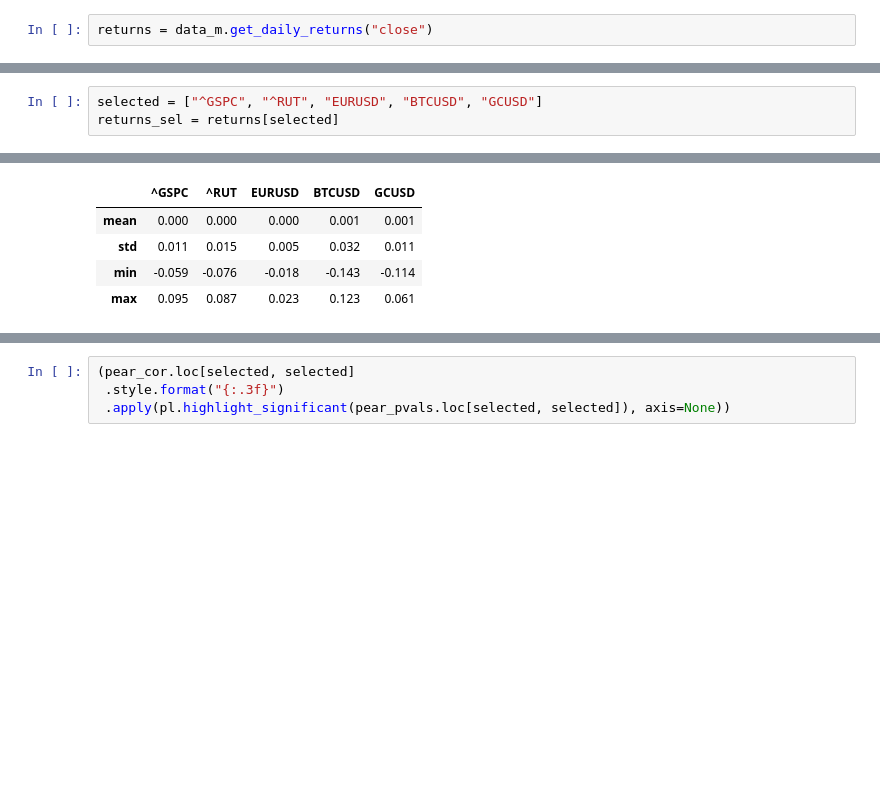
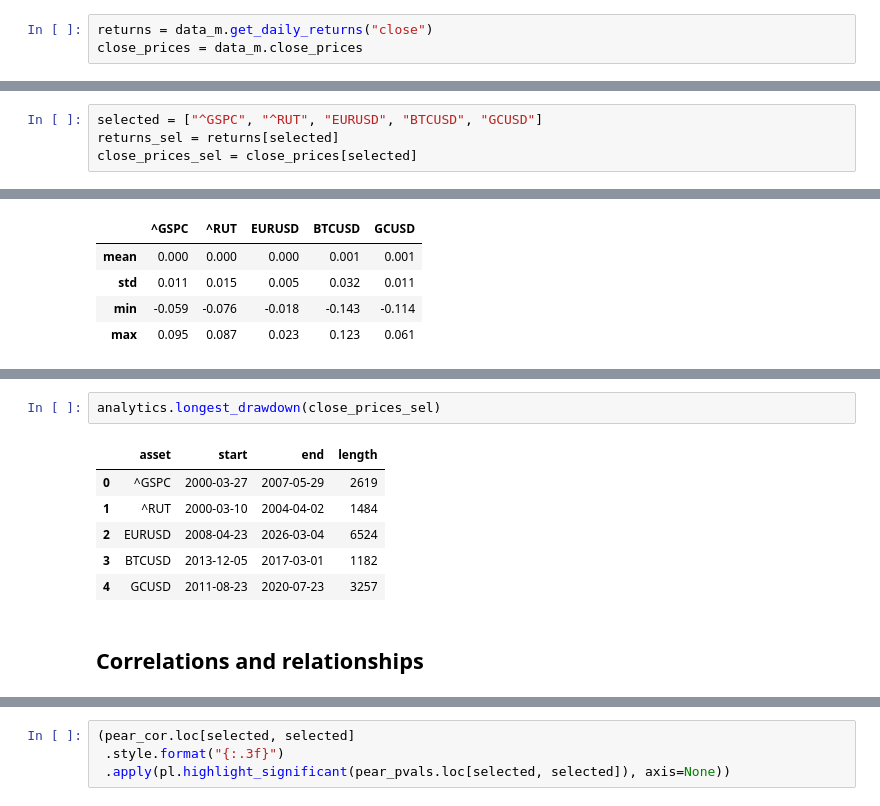
Before and after one commit to pawel-szulik/financial-market-analysis, a Jupyter notebook: notebooks/corrs_distr.ipynb, the cells around one changed output, grey strips where cells are left out. Saved outputs shown, nothing was run; the diff lists cells and outputs as text; blank space fills up the shorter version.

Commit message:
longest_drawdown function

```diff
--- a/notebooks/corrs_distr.ipynb
+++ b/notebooks/corrs_distr.ipynb
@@ -7,3 +7,4 @@ data_m = DataManager("../database_2026-03-04")
 data_m.load_everything()
 # %%
 returns = data_m.get_daily_returns("close")
+close_prices = data_m.close_prices
@@ -56,6 +13,7 @@ dtype: float64
 # %%
 selected = ["^GSPC", "^RUT", "EURUSD", "BTCUSD", "GCUSD"]
 returns_sel = returns[selected]
+close_prices_sel = close_prices[selected]
 # %%
 returns_sel.describe().loc[["mean", "std", "min", "max"], :].round(3)
 # %% [output]
@@ -69,2 +27,13 @@ pl.rolling_volatility(returns_sel, window=60)
 # %% [output]
 [figure]
+# %%
+analytics.longest_drawdown(close_prices_sel)
+# %% [output]
+|  | asset | start | end | length |
+| 0 | ^GSPC | 2000-03-27 | 2007-05-29 | 2619 |
+| 1 | ^RUT | 2000-03-10 | 2004-04-02 | 1484 |
+| 2 | EURUSD | 2008-04-23 | 2026-03-04 | 6524 |
+| 3 | BTCUSD | 2013-12-05 | 2017-03-01 | 1182 |
+| 4 | GCUSD | 2011-08-23 | 2020-07-23 | 3257 |
+# %% [markdown]
+## Correlations and relationships
```
Also changed, not shown: parts of 8 cells of this notebook, 2 other files.
